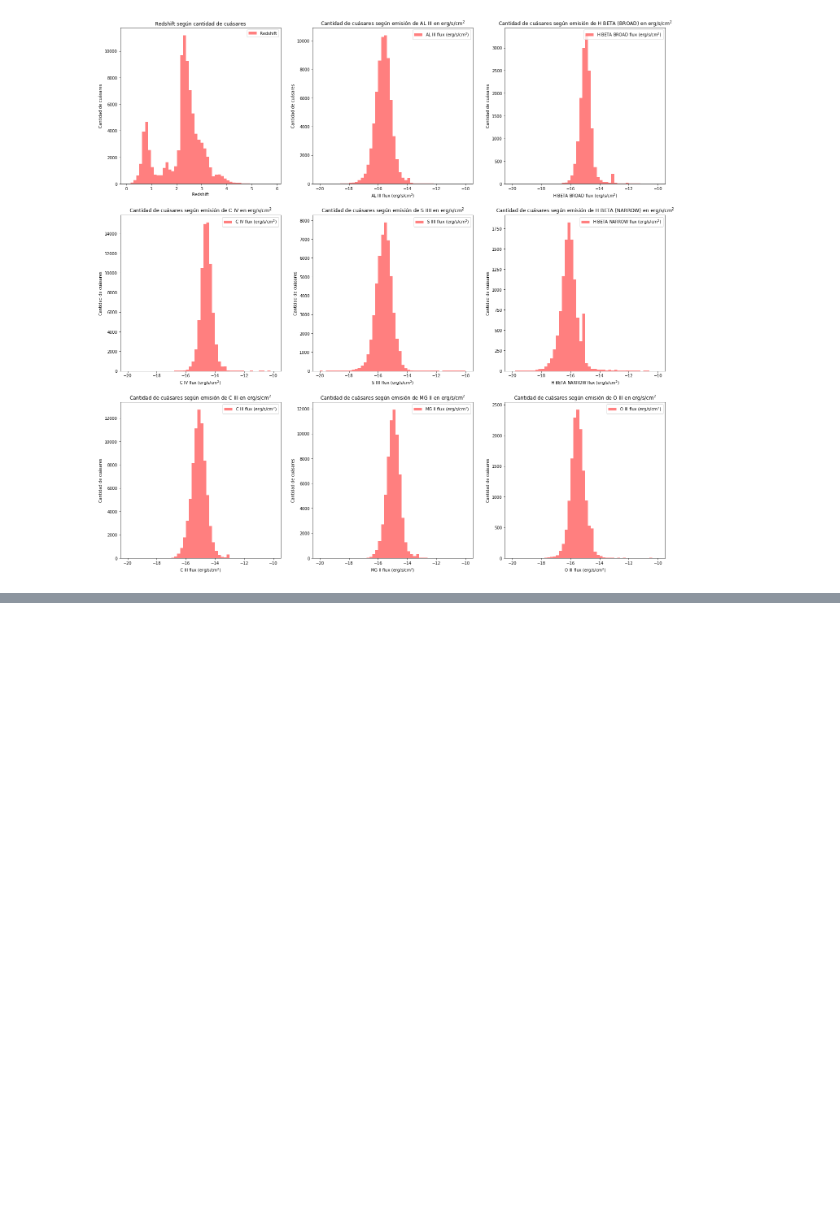
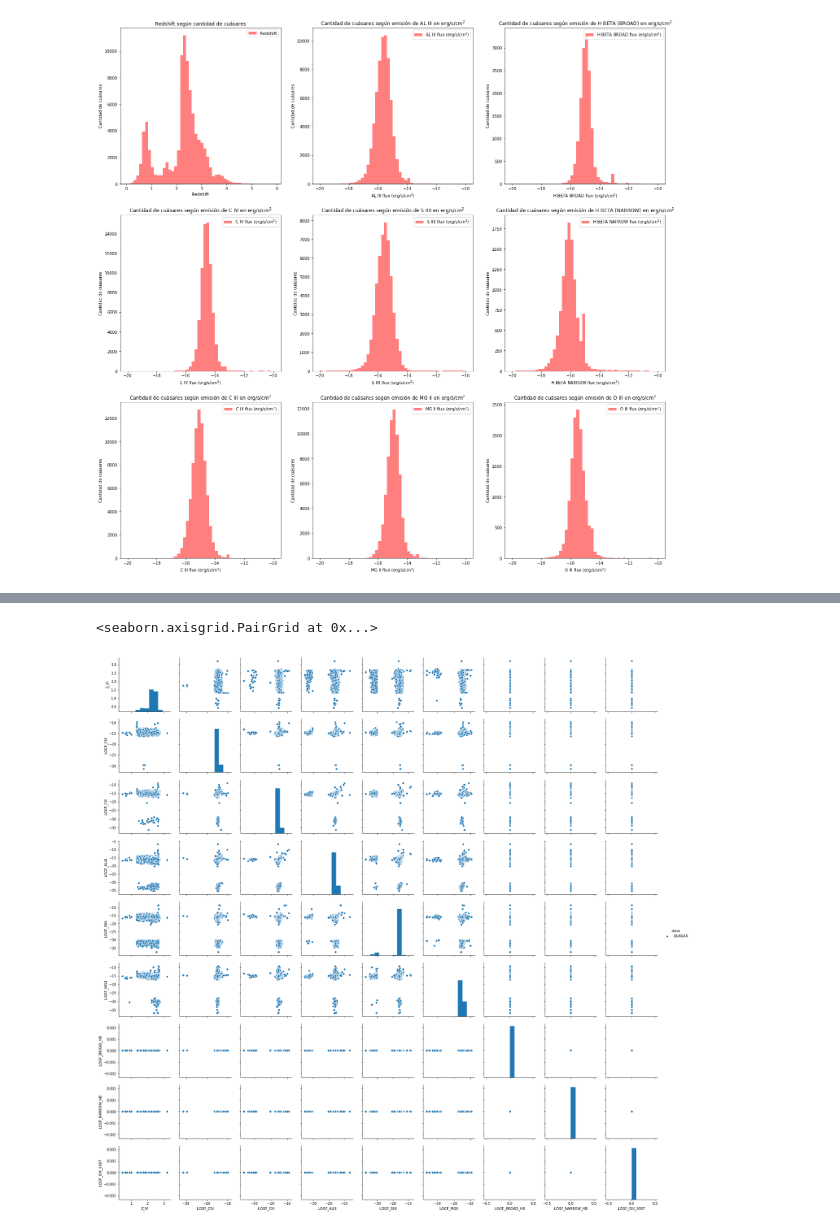
Before and after one commit to astrodatos/proyecto_aape, a Jupyter notebook: proyecto_AAPE.ipynb, the cells around one changed output, grey strips where cells are left out. Saved outputs shown, nothing was run; the diff lists cells and outputs as text; code cells hidden in the pictures; blank space fills up the shorter version.

Commit message:
Histogramas y  reducción de datos

```diff
--- a/proyecto_AAPE.ipynb
+++ b/proyecto_AAPE.ipynb
@@ -206,3 +249,17 @@ ax[2,2].legend(loc='best')
 # %% [output]
 <matplotlib.legend.Legend at 0x...>
 [figure]
+# %%
+#NAMES=[SDSS_NAME, Z_VI, LOGF_CIV, LOGF_CIII,LOGF_ALIII, LOGF_SIIII,
+       #LOGF_MGII, LOGF_BROAD_HB,LOGF_NARROW_HB, LOGF_OIII_5007]
+
+data_quasar = data_quasar[data_quasar.Z_VI != 0]
+data_quasar = data_quasar[data_quasar.LOGF_CIV != 0]
+data_quasar = data_quasar[data_quasar.LOGF_CIII != 0]
+data_quasar = data_quasar[data_quasar.LOGF_ALIII != 0]
+data_quasar = data_quasar[data_quasar.LOGF_SIIII != 0]
+data_quasar = data_quasar[data_quasar.LOGF_MGII != 0]
+#data_quasar = data_quasar[data_quasar.LOGF_BROAD_HB != 0]
+#data_quasar = data_quasar[data_quasar.LOGF_NARROW_HB != 0]
+#data_quasar = data_quasar[data_quasar.LOGF_OIII_5007 != 0]
+data_quasar
@@ -208,0 +285,5 @@ ax[2,2].legend(loc='best')
+# %%
+sns.pairplot(data_quasar, hue='class', diag_kind = 'hist')
+# %% [output]
+<seaborn.axisgrid.PairGrid at 0x...>
+[figure, added]
```
Also changed, not shown: parts of 5 cells of this notebook.
